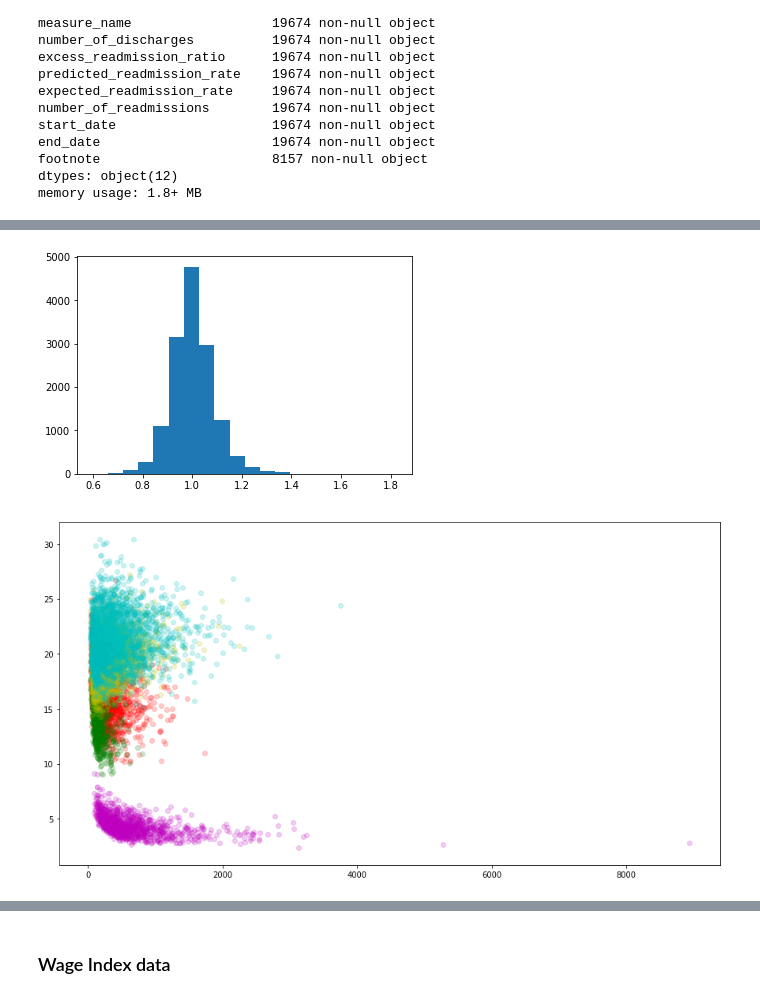
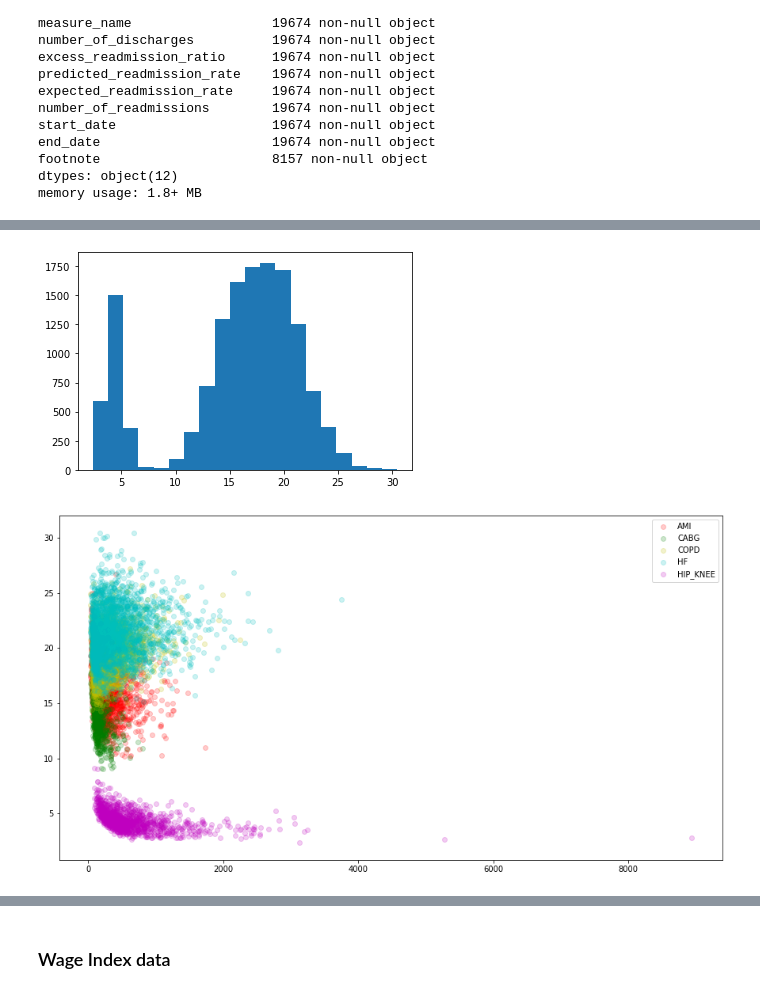
Before and after one commit to jocelynlau/metis-projects-2-5, a Jupyter notebook: project 2/importing data + EDA.ipynb, the cells around one changed output, grey strips where cells are left out. Cells and saved outputs as stored; diff of their text form; code cells hidden in the pictures.

```diff
--- a/project 2/importing data + EDA.ipynb
+++ b/project 2/importing data + EDA.ipynb
@@ -464,15 +438,16 @@ memory usage: 1.8+ MB
 # convert numeric columns to numeric format
 num_cols = ['number_of_discharges','excess_readmission_ratio','predicted_readmission_rate',
             'expected_readmission_rate','number_of_readmissions']
+
 for col in num_cols:
     hrrp_df[col].replace('Not Available',np.NaN, inplace=True)
-    hrrp_df[col] = hrrp_df[col].astype(float, inplace=True)
+    hrrp_df[col] = hrrp_df[col].astype(float)
 
 # convert dates into date format
 # hrrp_df['start_date']= [dt.datetime.strptime(x, '%m/%d/%Y') for x in hrrp_df['start_date']]
 # hrrp_df['end_date']= [dt.datetime.strptime(x, '%m/%d/%Y') for x in hrrp_df['end_date']]
-hrrp_df["readmitrate_calc"] = (hrrp_df['number_of_readmissions']/hrrp_df['number_of_discharges'])*100
-hrrp_df["readmitrate_ratio"] = hrrp_df["readmitrate_calc"]/hrrp_df["predicted_readmission_rate"]
+# hrrp_df["readmitrate_calc"] = (hrrp_df['number_of_readmissions']/hrrp_df['number_of_discharges'])*100
+# hrrp_df["readmitrate_ratio"] = hrrp_df["readmitrate_calc"]/hrrp_df["predicted_readmission_rate"]
 
 hrrp_df.info()
 hrrp_df.head(5)
@@ -503,9 +476,9 @@ memory usage: 2.1+ MB
 | 3 | SOUTHEAST ALABAMA MEDICAL CENTER | 010001 | AL | READM_30_HF_HRRP | 1061.0 | 1.0135 | ... |
 | 4 | SOUTHEAST ALABAMA MEDICAL CENTER | 010001 | AL | READM_30_HIP_KNEE_HRRP | 335.0 | 1.0468 | ... |
 # %%
-plt.hist(hrrp_df['excess_readmission_ratio'],bins=20);
+plt.hist(hrrp_df['predicted_readmission_rate'],bins=20);
 # %% [output]
-[figure, old version]
+[figure, new version]
 # %%
 # measures = ['READM_30_AMI_HRRP','READM_30_CABG_HRRP','READM_30_COPD_HRRP','READM_30_HF_HRRP','READM_30_HIP_KNEE_HRRP']
 # names = ['hrrp_a','hrrp_b','hrrp_c','hrrp_d','hrrp_e']
@@ -526,5 +499,7 @@ plt.scatter(hrrp_b['number_of_discharges'],hrrp_b['predicted_readmission_rate'],
 plt.scatter(hrrp_c['number_of_discharges'],hrrp_c['predicted_readmission_rate'],alpha=0.2,color='y');
 plt.scatter(hrrp_d['number_of_discharges'],hrrp_d['predicted_readmission_rate'],alpha=0.2,color='c');
 plt.scatter(hrrp_e['number_of_discharges'],hrrp_e['predicted_readmission_rate'],alpha=0.2,color='m');
+plt.legend(('AMI','CABG','COPD','HF','HIP_KNEE'));
+#there is large difference in rates by readmission type
 # %% [output]
-[figure, old version]
+[figure, new version]
```
Also changed, not shown: parts of 61 cells of this notebook, 2 other files.
